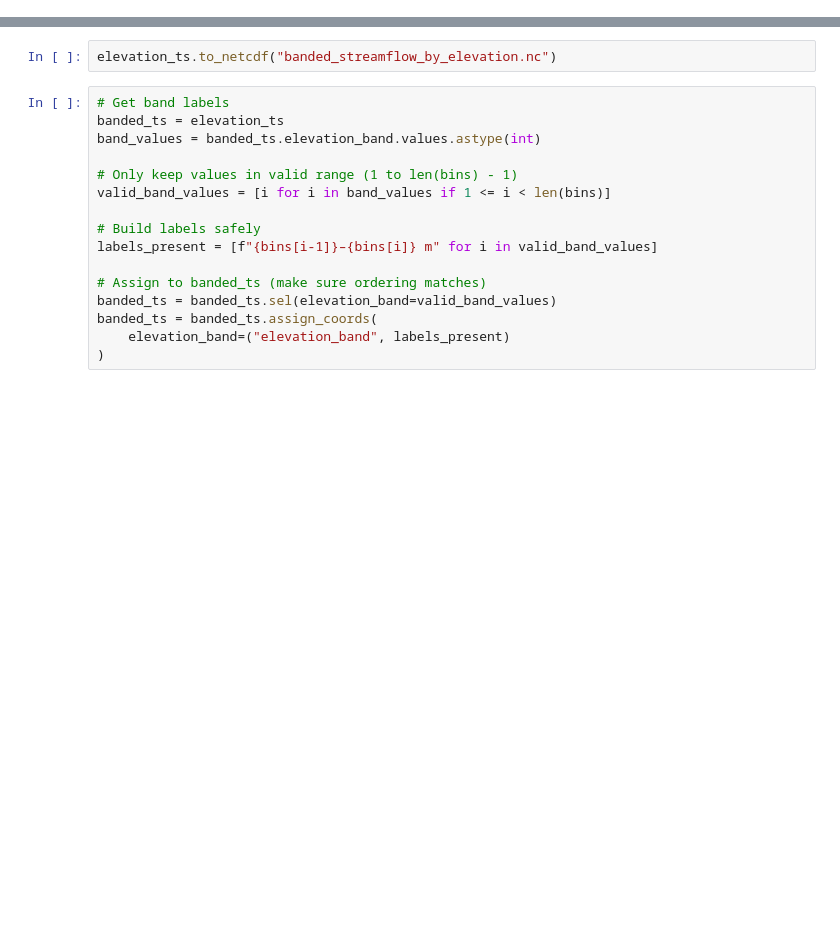
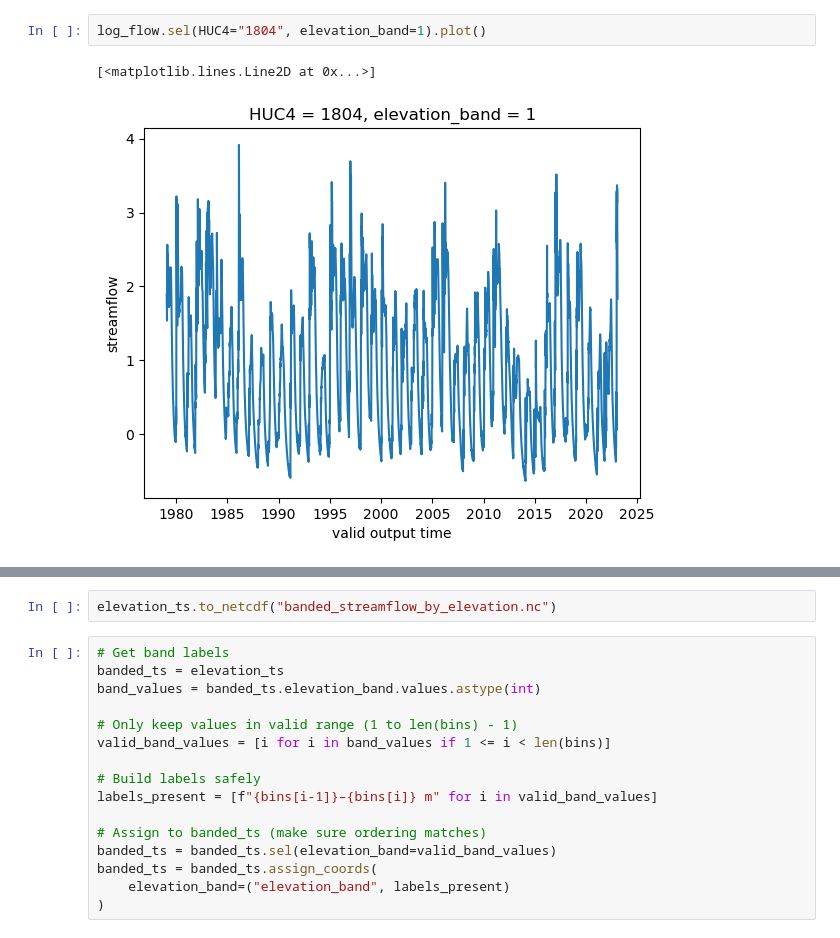
Before and after one commit to noaa-nwfsc/Streamflow-Means-NWM, a Jupyter notebook: notebooks/examples/streamflow_by_elevation.ipynb, the cells around one changed output, grey strips where cells are left out. Cells and saved outputs as stored; diff of their text form; blank space fills up the shorter version.

```diff
--- a/notebooks/examples/streamflow_by_elevation.ipynb
+++ b/notebooks/examples/streamflow_by_elevation.ipynb
@@ -114,2 +130,7 @@ m3 s-1
+# %%
+log_flow.sel(HUC4="1804", elevation_band=1).plot()
+# %% [output]
+[<matplotlib.lines.Line2D at 0x...>]
+[figure, added]
 # %%
 %%time
```
Also changed, not shown: parts of 21 cells of this notebook.
